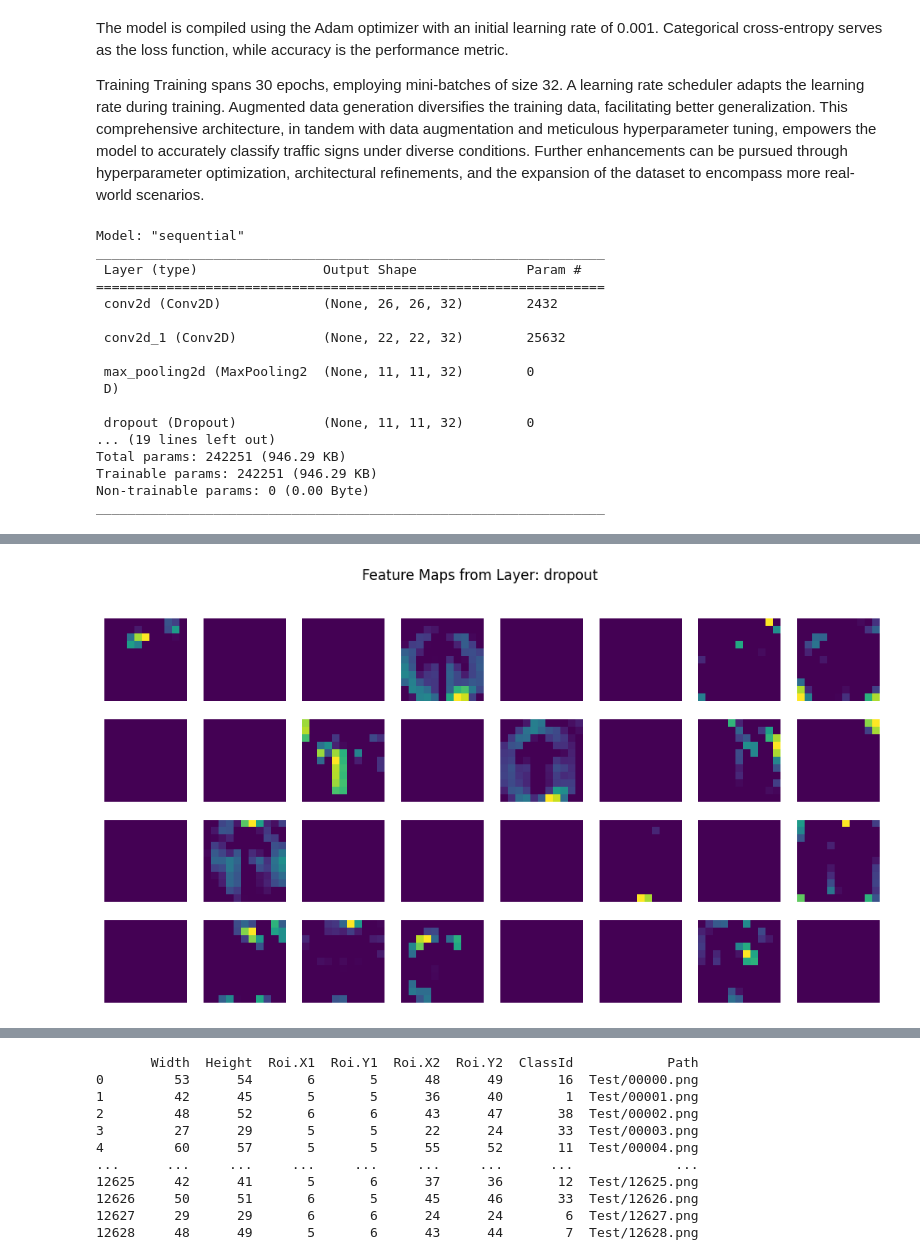
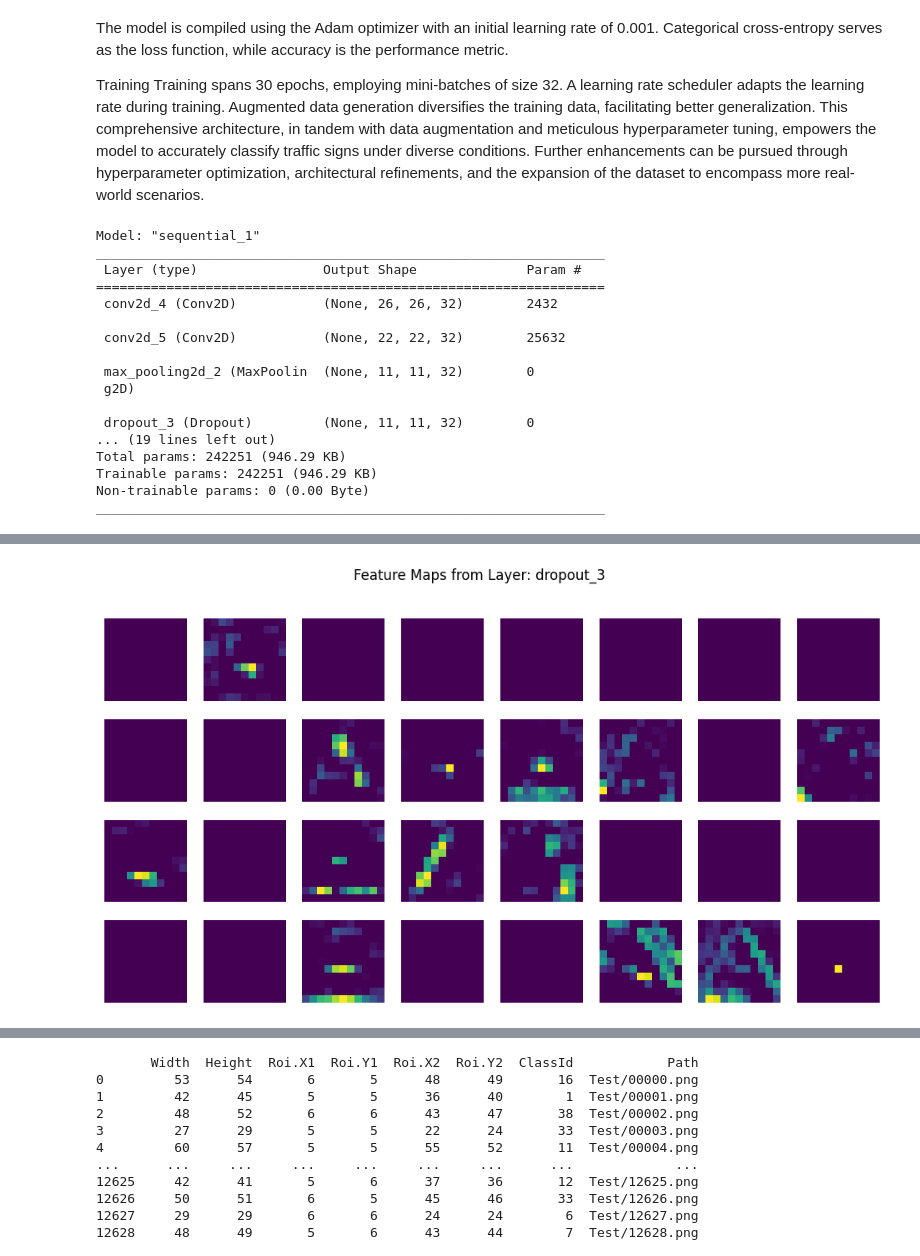
Before and after one commit to ADITYAz2002/Minor-Project, a Jupyter notebook: Untitled-1.ipynb, the cells around one changed output, grey strips where cells are left out. Cells and saved outputs as stored; diff of their text form; code cells hidden in the pictures.

```diff
--- a/Untitled-1.ipynb
+++ b/Untitled-1.ipynb
@@ -15,7 +15,7 @@ from keras.optimizers import Adam as AdamLegacy
 from keras.callbacks import LearningRateScheduler
 
 # Define the number of images to load from each class
-num_images_per_class = 1000
+num_images_per_class = 2000
 classes = 43
 
 # Define the directory where your dataset is stored
@@ -78,7 +78,7 @@ print(data.shape, labels.shape)
 data = data / 255.0
 
 #Splitting training and testing dataset
-X_t1, X_t2, y_t1, y_t2 = train_test_split(data, labels, test_size=0.15, random_state=42)
+X_t1, X_t2, y_t1, y_t2 = train_test_split(data, labels, test_size=0.2, random_state=42)
 print(X_t1.shape, X_t2.shape, y_t1.shape, y_t2.shape)
 
 # Create a grid of sample images from each class
@@ -134,7 +134,7 @@ model.compile(loss='categorical_crossentropy', optimizer=optimizer, metrics=['ac
 
 
 # Training the model with data augmentation
-eps = 30
+eps = 50
 batch_size = 32
 
 # Define the learning rate scheduler callback
@@ -210,18 +208,18 @@ This comprehensive architecture, in tandem with data augmentation and meticulous
 # %%
 model.summary()
 # %% [output]
-Model: "sequential"
+Model: "sequential_1"
 _________________________________________________________________
  Layer (type)                Output Shape              Param #
 =================================================================
- conv2d (Conv2D)             (None, 26, 26, 32)        2432
+ conv2d_4 (Conv2D)           (None, 26, 26, 32)        2432
 
- conv2d_1 (Conv2D)           (None, 22, 22, 32)        25632
+ conv2d_5 (Conv2D)           (None, 22, 22, 32)        25632
 
- max_pooling2d (MaxPooling2  (None, 11, 11, 32)        0
- D)
+ max_pooling2d_2 (MaxPoolin  (None, 11, 11, 32)        0
+ g2D)
 
- dropout (Dropout)           (None, 11, 11, 32)        0
+ dropout_3 (Dropout)         (None, 11, 11, 32)        0
 ... (19 lines left out)
 Total params: 242251 (946.29 KB)
 Trainable params: 242251 (946.29 KB)
@@ -231,7 +229,7 @@ _________________________________________________________________
 from keras.models import Model
 
 # Define a model to extract feature maps from intermediate layers
-layer_name = 'dropout'  # Replace with the name of the layer you want to visualize
+layer_name = 'dropout_3'  # Replace with the name of the layer you want to visualize
 intermediate_layer_model = Model(inputs=model.input, outputs=model.get_layer(layer_name).output)
 
 # Choose an image from the test set for visualization
@@ -253,4 +251,4 @@ plt.show()
-[figure, old version]
+[figure, new version]
 # %%
 # Plotting graphs for accuracy and loss
 plt.figure(figsize=(12, 4))
```
Also changed, not shown: parts of 9 cells of this notebook, 3 other files.
